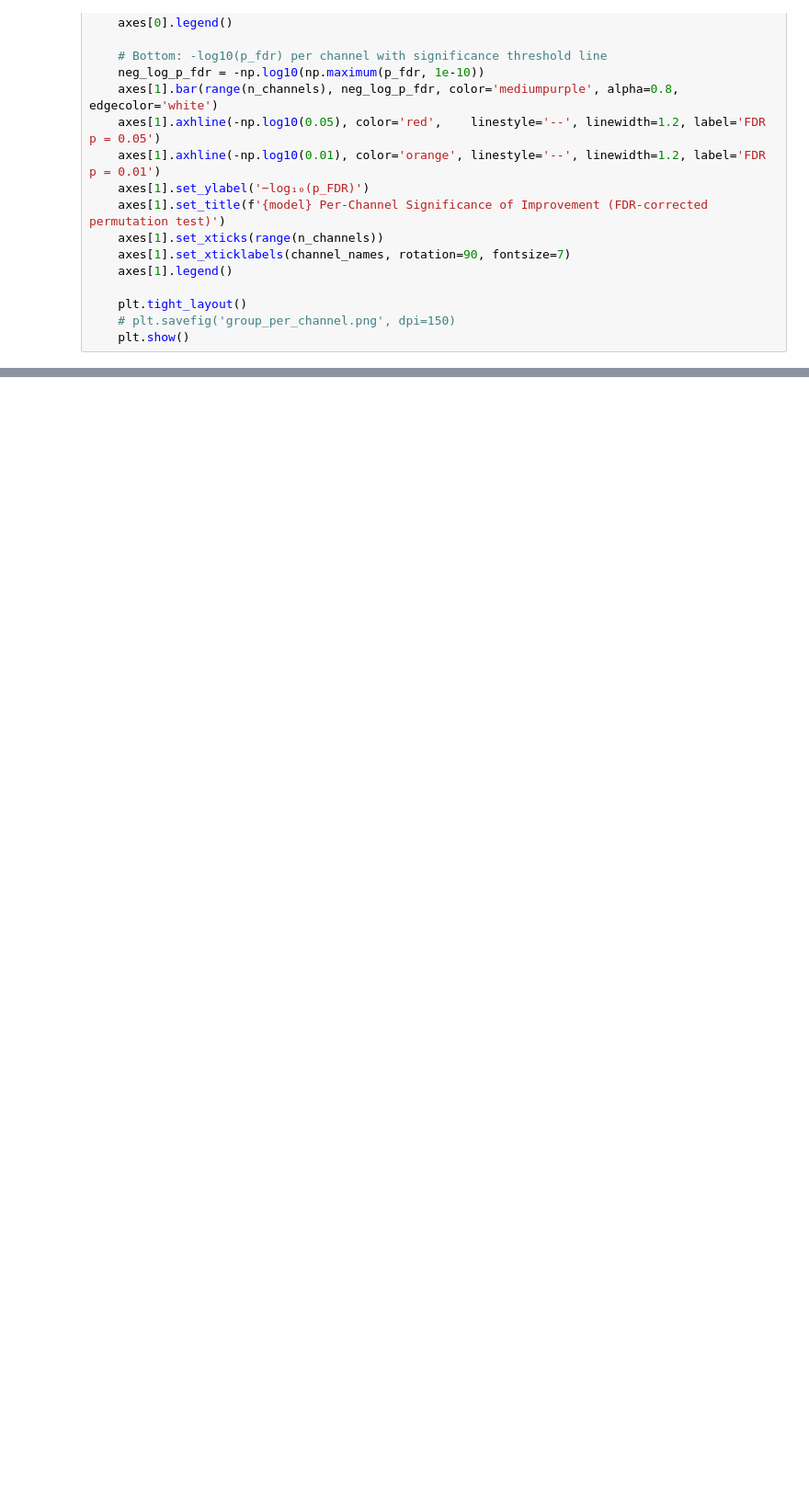
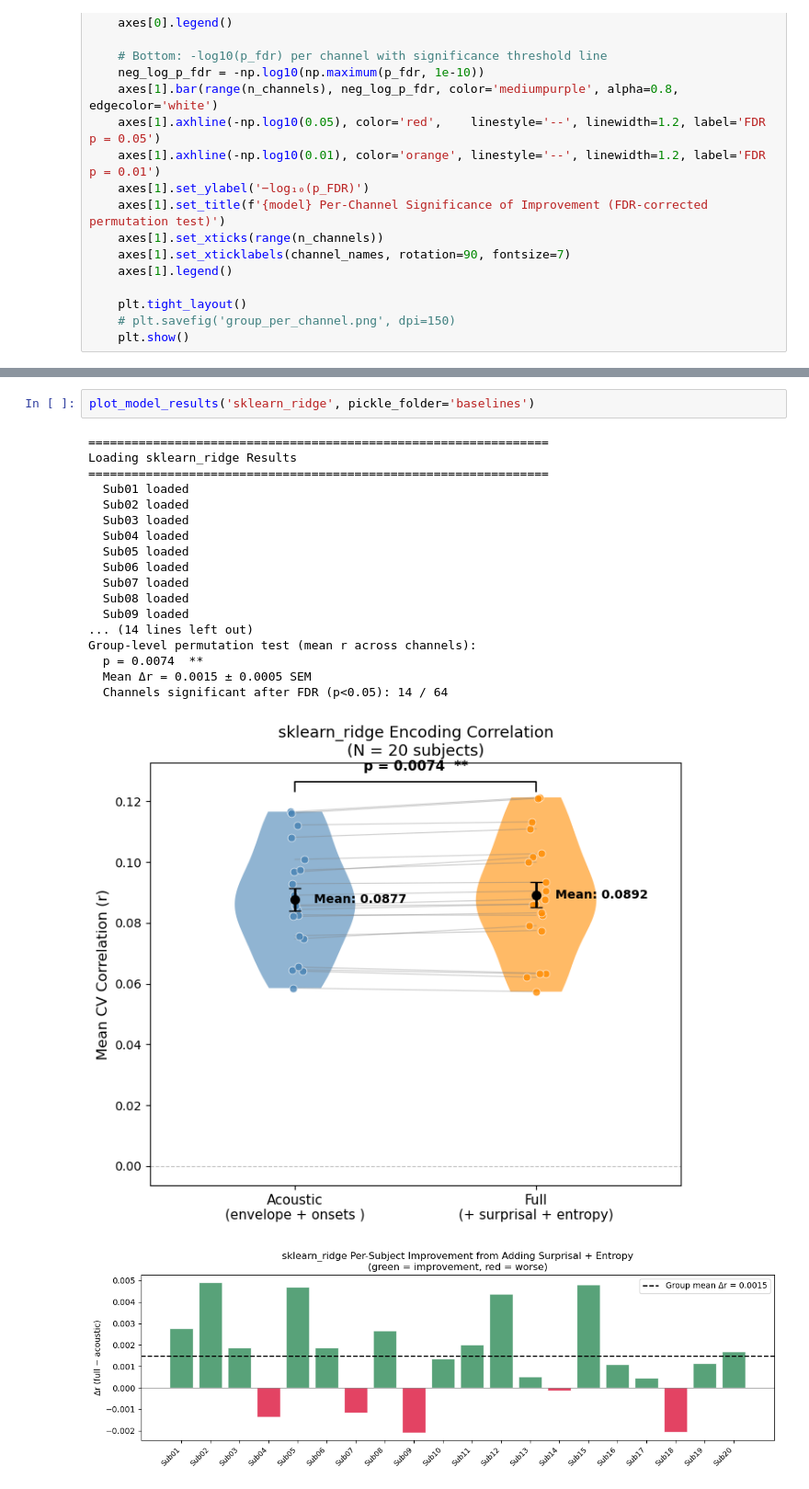
Before and after one commit to pereiraa10/SigMA-IDyOMpy, a Jupyter notebook: TRF/experiments/run_models.ipynb, the cells around one changed output, grey strips where cells are left out. Shown at 92% size. Cells and saved outputs as stored; diff of their text form; blank space fills up the shorter version.

Commit message:
adding plots on results

```diff
--- a/TRF/experiments/run_models.ipynb
+++ b/TRF/experiments/run_models.ipynb
@@ -647,3 +688,25 @@ Group-level permutation test (mean r across channels):
 [figure]
 [figure]
 ... (12 outputs left out)
+# %%
+plot_model_results('sklearn_ridge', pickle_folder='baselines')
+# %% [output]
+================================================================
+Loading sklearn_ridge Results
+================================================================
+  Sub01 loaded
+  Sub02 loaded
+  Sub03 loaded
+  Sub04 loaded
+  Sub05 loaded
+  Sub06 loaded
+  Sub07 loaded
+  Sub08 loaded
+  Sub09 loaded
+... (14 lines left out)
+Group-level permutation test (mean r across channels):
+  p = 0.0074  **
+  Mean Δr = 0.0015 ± 0.0005 SEM
+  Channels significant after FDR (p<0.05): 14 / 64
+[figure, added]
+[figure, added]
```
Also changed, not shown: parts of 16 cells of this notebook.
